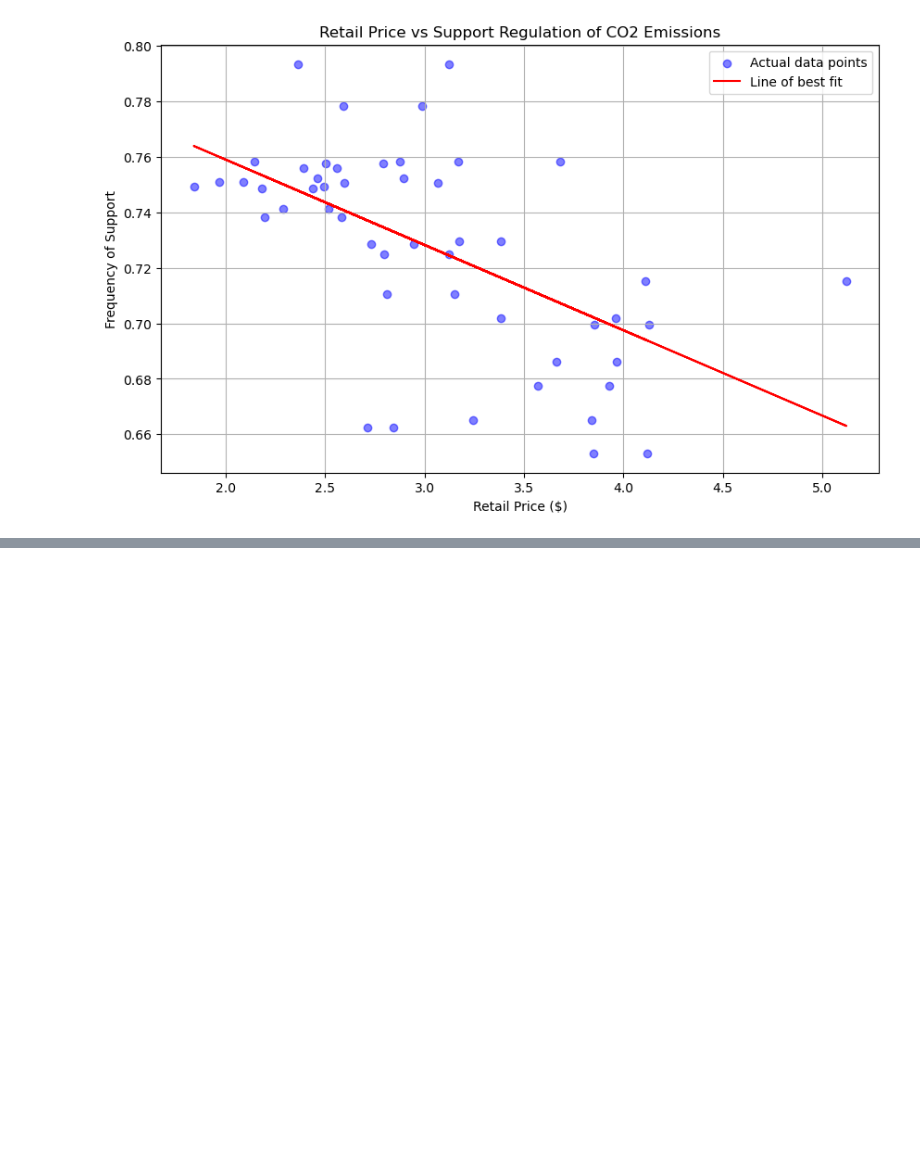
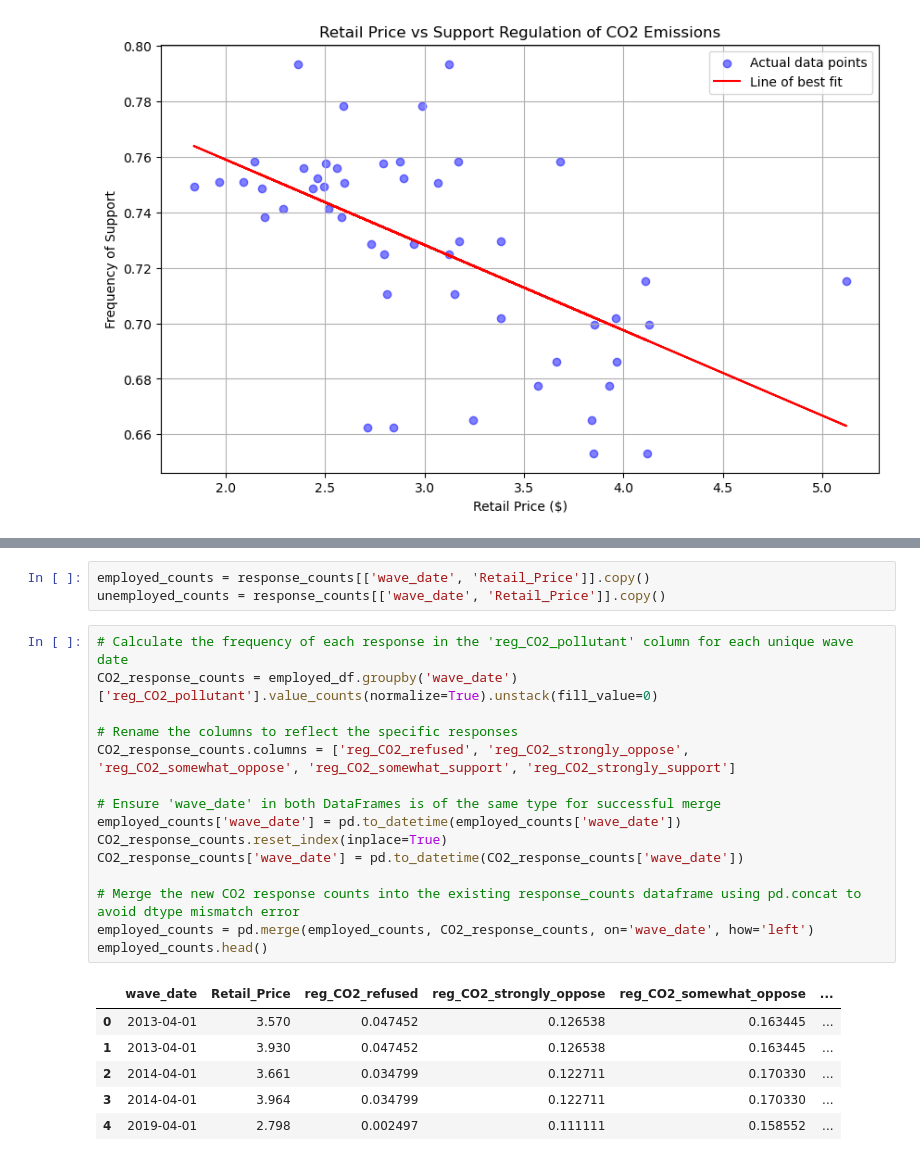
Before and after one commit to anaiskillian/citadeldatathon, a Jupyter notebook: analysis.ipynb, the cells around one changed output, grey strips where cells are left out. Cells and saved outputs as stored; diff of their text form; blank space fills up the shorter version.

```diff
--- a/analysis.ipynb
+++ b/analysis.ipynb
@@ -350,0 +392,25 @@ R^2 value for support regulation of CO2 emissions: 0.3377
+# %%
+employed_counts = response_counts[['wave_date', 'Retail_Price']].copy()
+unemployed_counts = response_counts[['wave_date', 'Retail_Price']].copy()
+# %%
+# Calculate the frequency of each response in the 'reg_CO2_pollutant' column for each unique wave date
+CO2_response_counts = employed_df.groupby('wave_date')['reg_CO2_pollutant'].value_counts(normalize=True).unstack(fill_value=0)
+
+# Rename the columns to reflect the specific responses
+CO2_response_counts.columns = ['reg_CO2_refused', 'reg_CO2_strongly_oppose', 'reg_CO2_somewhat_oppose', 'reg_CO2_somewhat_support', 'reg_CO2_strongly_support']
+
+# Ensure 'wave_date' in both DataFrames is of the same type for successful merge
+employed_counts['wave_date'] = pd.to_datetime(employed_counts['wave_date'])
+CO2_response_counts.reset_index(inplace=True)
+CO2_response_counts['wave_date'] = pd.to_datetime(CO2_response_counts['wave_date'])
+
+# Merge the new CO2 response counts into the existing response_counts dataframe using pd.concat to avoid dtype mismatch error
+employed_counts = pd.merge(employed_counts, CO2_response_counts, on='wave_date', how='left')
+employed_counts.head()
+# %% [output]
+|  | wave_date | Retail_Price | reg_CO2_refused | reg_CO2_strongly_oppose | reg_CO2_somewhat_oppose | ... |
+| 0 | 2013-04-01 | 3.570 | 0.047452 | 0.126538 | 0.163445 | ... |
+| 1 | 2013-04-01 | 3.930 | 0.047452 | 0.126538 | 0.163445 | ... |
+| 2 | 2014-04-01 | 3.661 | 0.034799 | 0.122711 | 0.170330 | ... |
+| 3 | 2014-04-01 | 3.964 | 0.034799 | 0.122711 | 0.170330 | ... |
+| 4 | 2019-04-01 | 2.798 | 0.002497 | 0.111111 | 0.158552 | ... |
```
Also changed, not shown: parts of 4 cells of this notebook.
